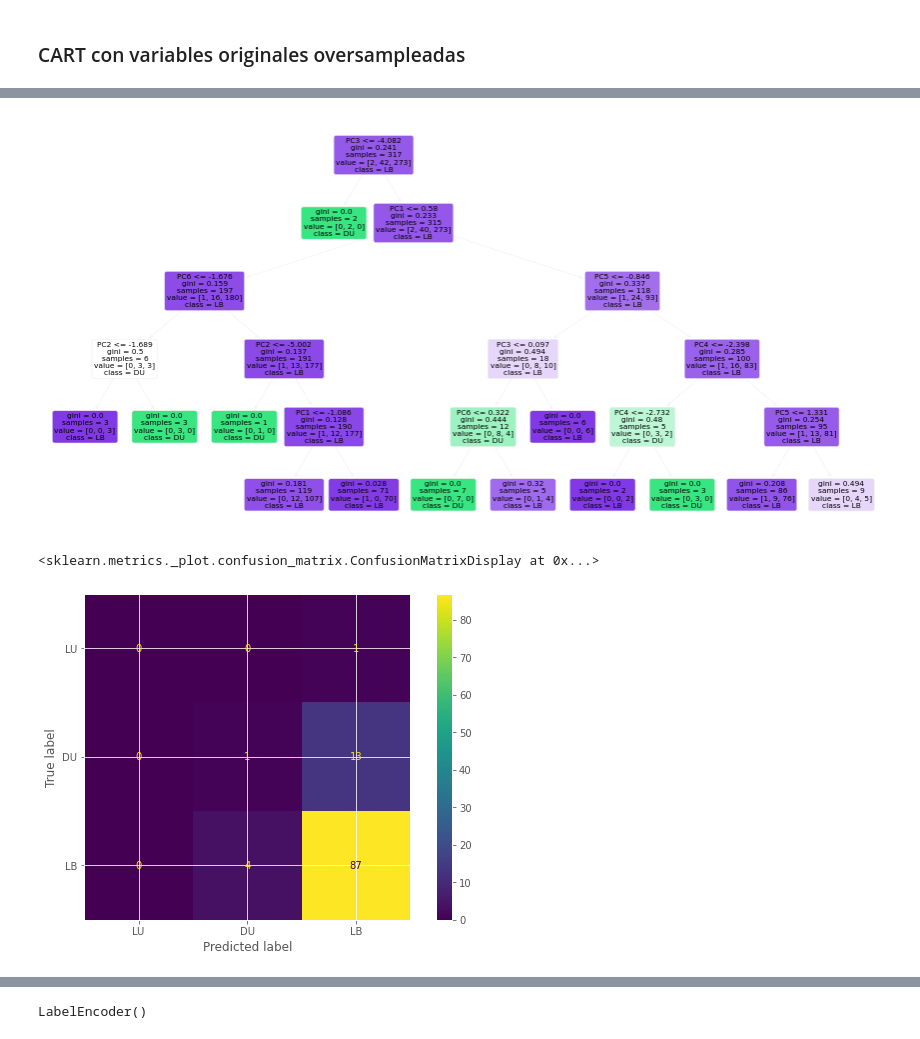
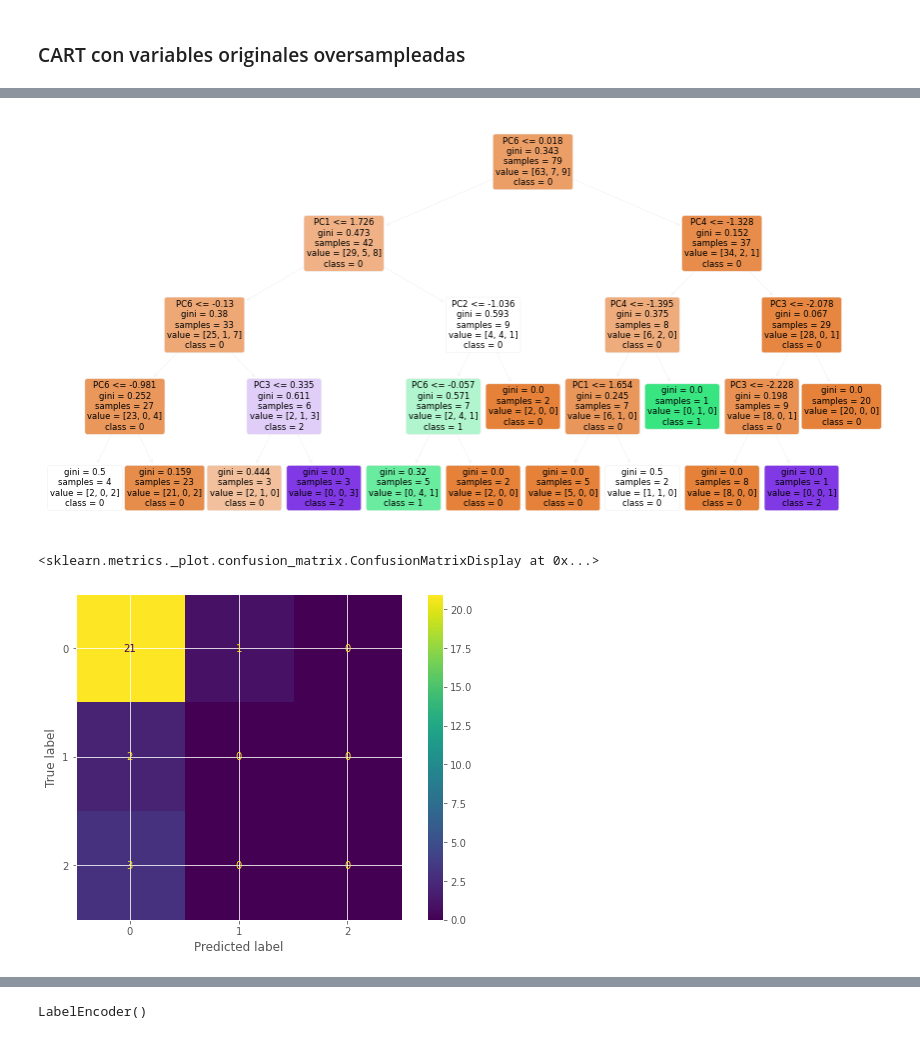
Before and after one commit to szl30n/ProyectosDHDS, a Jupyter notebook: TP4/notebooks/Enzo.ipynb, the cells around one changed output, grey strips where cells are left out. Saved outputs shown, nothing was run; the diff lists cells and outputs as text; code cells hidden in the pictures.

```diff
--- a/TP4/notebooks/Enzo.ipynb
+++ b/TP4/notebooks/Enzo.ipynb
@@ -851,0 +1379,2 @@ accuracy_score(y_test, clf_dt.predict(X_test))
+# %%
+nuevoPCA = nuevo2.dropna()
@@ -852,25 +1401,25 @@ accuracy_score(y_test, clf_dt.predict(X_test))
 # %%
-X_PCA = nuevo2[['PC1', 'PC2', 'PC3', 'PC4','PC5', 'PC6']]
-y_PCA = data['Morfotipo']
+X_PCA = nuevoPCA[['PC1', 'PC2', 'PC3', 'PC4','PC5', 'PC6']]
+y_PCA = nuevoPCA['haplogrupos']
 # %%
-X_train_PCA, X_test_PCA, y_train_PCA, y_test_PCA = train_test_split(X_PCA,y_PCA,stratify = data['Morfotipo'],random_state=0)
+X_train_PCA, X_test_PCA, y_train_PCA, y_test_PCA = train_test_split(X_PCA,y_PCA,stratify = nuevoPCA['haplogrupos'],random_state=0)
 # %%
-clf_dt = DecisionTreeClassifier(max_depth = 5, random_state=42)
+clf_dt = DecisionTreeClassifier(max_depth = 4, random_state=42)
 clf_dt = clf_dt.fit(X_train_PCA,y_train_PCA)
 # %%
 plt.figure(figsize=(15, 7.5))
 plot_tree(clf_dt,
           filled=True,
           rounded=True,
-          class_names=["LU","DU", "LB"],
+          class_names=["0","1", "2"],
           feature_names=X_train_PCA.columns);
 # %% [output]
-[figure, old version]
+[figure, new version]
 # %%
-plot_confusion_matrix(clf_dt, X_test_PCA, y_test_PCA, display_labels=["LU","DU","LB"])
+plot_confusion_matrix(clf_dt, X_test_PCA, y_test_PCA, display_labels=["0","1","2"])
 # %% [output]
 <sklearn.metrics._plot.confusion_matrix.ConfusionMatrixDisplay at 0x...>
-[figure, old version]
+[figure, new version]
 # %%
 accuracy_score(y_test_PCA, clf_dt.predict(X_test_PCA))
 # %% [output]
```
Also changed, not shown: parts of 147 cells of this notebook.
